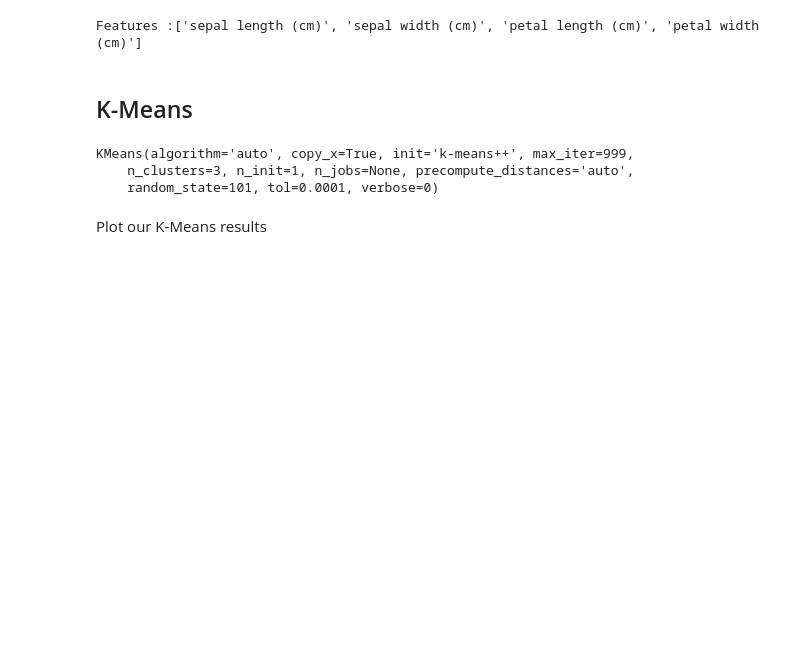
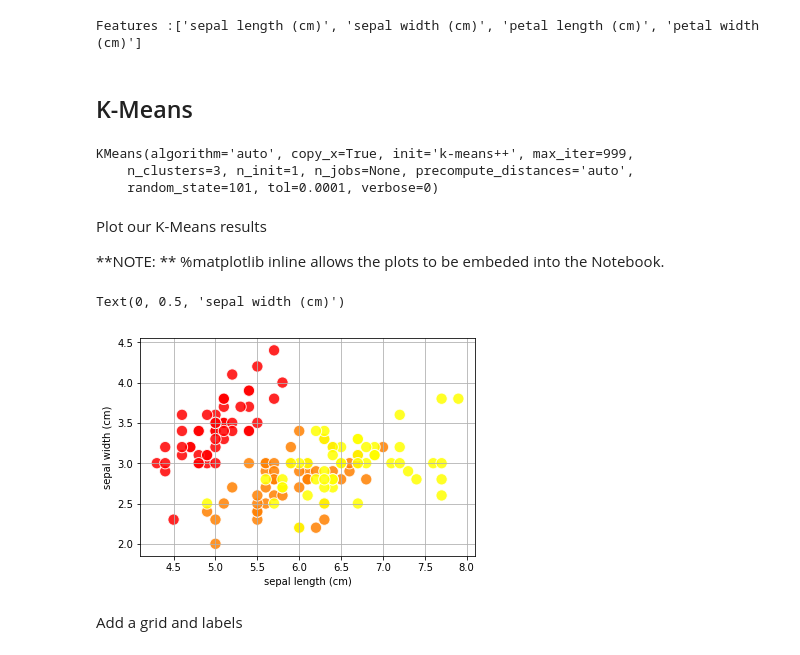
Before and after one commit to paul-williams-ch-ml/ML, a Jupyter notebook: clustering/K-Means & Mini-Batch K-Means.ipynb, the cells around one changed output. Saved outputs shown, nothing was run; the diff lists cells and outputs as text; code cells hidden in the pictures; blank space fills up the shorter version.

```diff
--- a/clustering/K-Means & Mini-Batch K-Means.ipynb
+++ b/clustering/K-Means & Mini-Batch K-Means.ipynb
@@ -31,8 +31,27 @@ KMeans(algorithm='auto', copy_x=True, init='k-means++', max_iter=999,
     random_state=101, tol=0.0001, verbose=0)
 # %% [markdown]
 Plot our K-Means results
+
+**NOTE: ** %matplotlib inline allows the plots to be embeded into the Notebook.
 # %%
 %matplotlib inline
 
 import matplotlib.pyplot as plt
-  plt.scatter(features[:0])
+
+plt.scatter(features[:,0], \
+            features[:,1], \
+            s          = 2**7, \
+            c          = labels, \
+            edgecolors = 'white', \
+            alpha      = 0.85, \
+            cmap       = 'autumn')
+
+plt.grid()
+
+plt.xlabel(data.feature_names[0])
+plt.ylabel(data.feature_names[1])
+# %% [output]
+Text(0, 0.5, 'sepal width (cm)')
+[figure, added]
+# %% [markdown]
+Add a grid and labels
```
